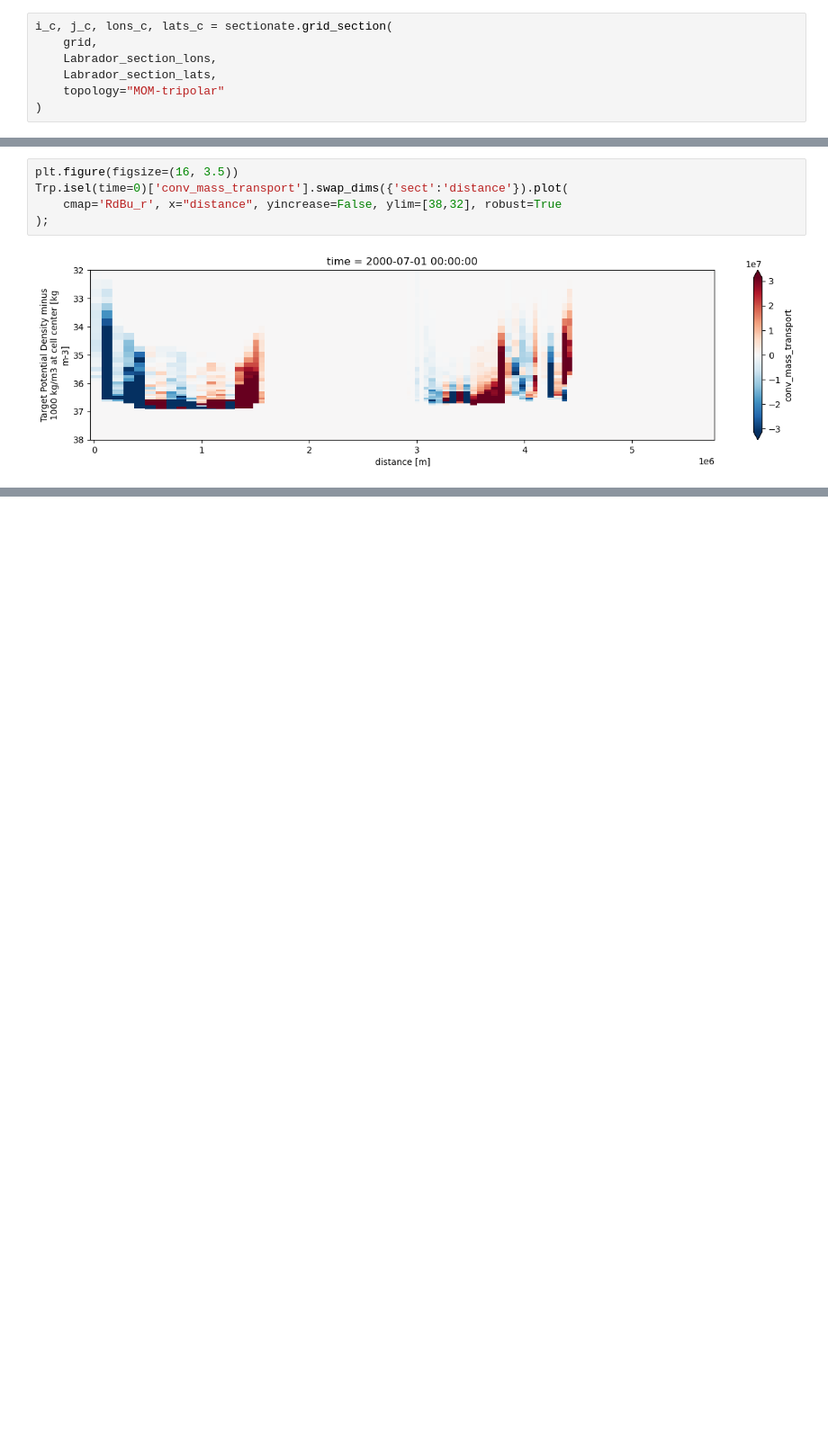
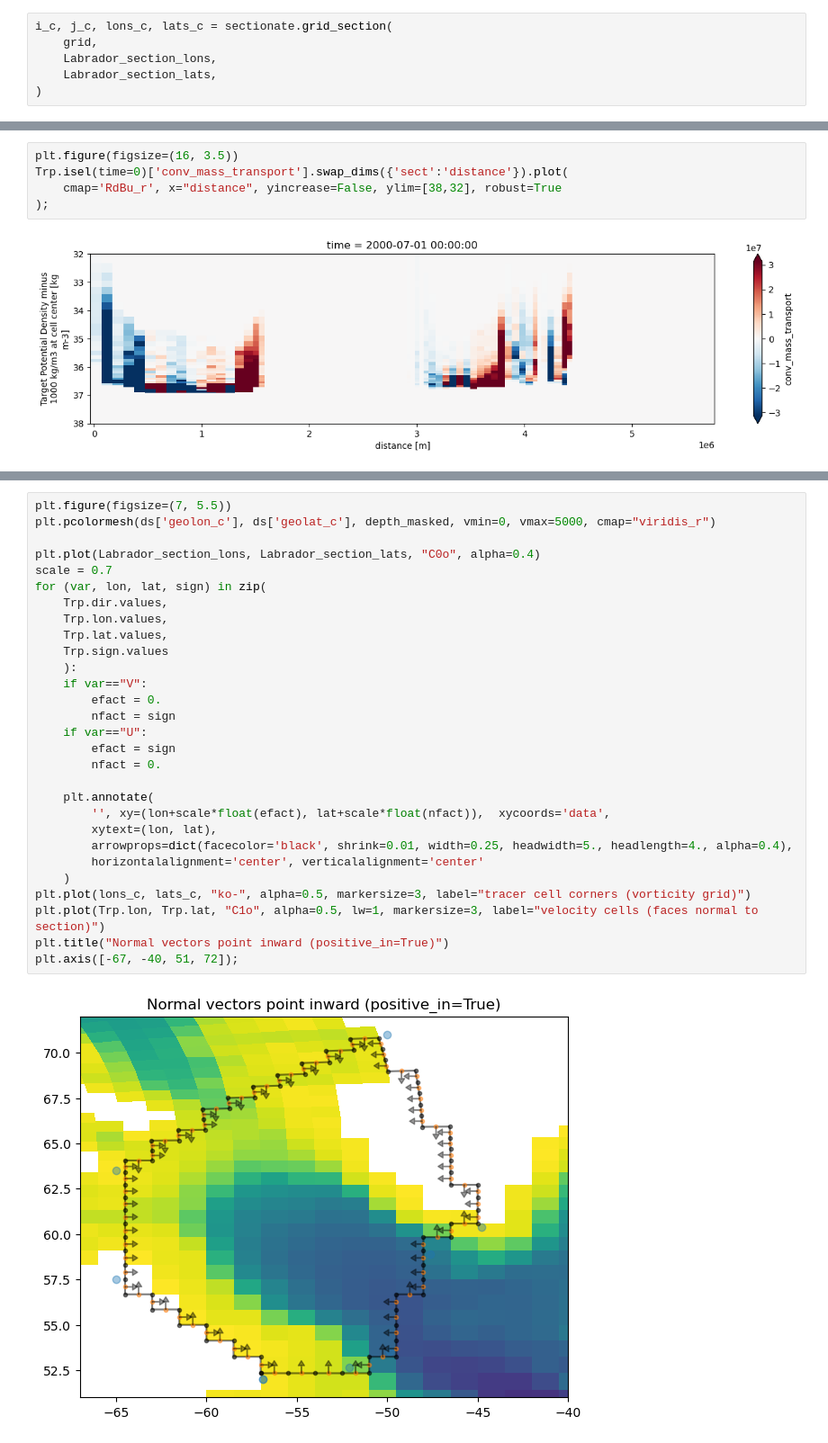
Before and after one commit to MOM6-community/sectionate, a Jupyter notebook: examples/3_Labrador_convergence_CM4p25.ipynb, the cells around one changed output, grey strips where cells are left out. Shown at 90% size. Cells and saved outputs as stored; diff of their text form; blank space fills up the shorter version.

```diff
--- a/examples/3_Labrador_convergence_CM4p25.ipynb
+++ b/examples/3_Labrador_convergence_CM4p25.ipynb
@@ -32,7 +32,6 @@ i_c, j_c, lons_c, lats_c = sectionate.grid_section(
     grid,
     Labrador_section_lons,
     Labrador_section_lats,
-    topology="MOM-tripolar"
 )
 # %%
 depth_masked = ds['deptho'].where(ds['deptho'] != 0)
@@ -72,0 +76,31 @@ Trp.isel(time=0)['conv_mass_transport'].swap_dims({'sect':'distance'}).plot(
+# %%
+plt.figure(figsize=(7, 5.5))
+plt.pcolormesh(ds['geolon_c'], ds['geolat_c'], depth_masked, vmin=0, vmax=5000, cmap="viridis_r")
+
+plt.plot(Labrador_section_lons, Labrador_section_lats, "C0o", alpha=0.4)
+scale = 0.7
+for (var, lon, lat, sign) in zip(
+    Trp.dir.values,
+    Trp.lon.values,
+    Trp.lat.values,
+    Trp.sign.values
+    ):
+    if var=="V":
+        efact = 0.
+        nfact = sign
+    if var=="U":
+        efact = sign
+        nfact = 0.
+
+    plt.annotate(
+        '', xy=(lon+scale*float(efact), lat+scale*float(nfact)),  xycoords='data',
+        xytext=(lon, lat),
+        arrowprops=dict(facecolor='black', shrink=0.01, width=0.25, headwidth=5., headlength=4., alpha=0.4),
+        horizontalalignment='center', verticalalignment='center'
+    )
+plt.plot(lons_c, lats_c, "ko-", alpha=0.5, markersize=3, label="tracer cell corners (vorticity grid)")
+plt.plot(Trp.lon, Trp.lat, "C1o", alpha=0.5, lw=1, markersize=3, label="velocity cells (faces normal to section)")
+plt.title("Normal vectors point inward (positive_in=True)")
+plt.axis([-67, -40, 51, 72]);
+# %% [output]
+[figure, added]
```
Also changed, not shown: parts of 1 cell of this notebook, 5 other files.
